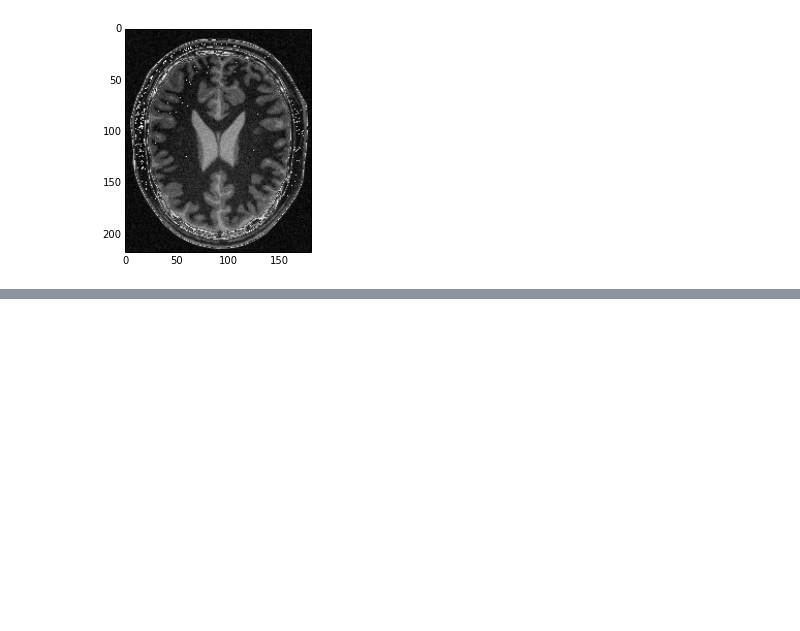
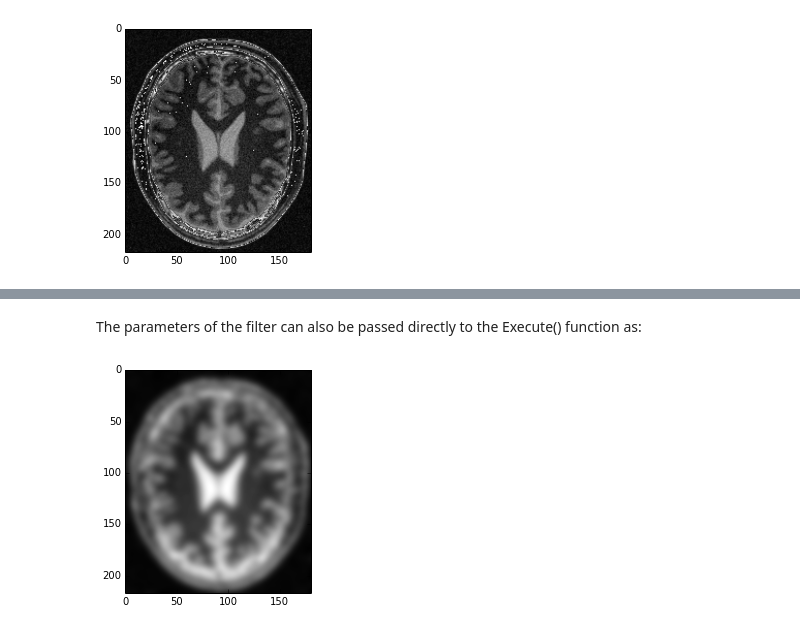
Before and after one commit to reproducible-research/scipy-tutorial-2014, a Jupyter notebook: notebooks/01-SimpleITK-Filtering.ipynb, the cells around one changed output, grey strips where cells are left out. Drawn from its saved outputs; the diff is of its cells as text; code cells hidden in the pictures; blank space fills up the shorter version.

```diff
--- a/notebooks/01-SimpleITK-Filtering.ipynb
+++ b/notebooks/01-SimpleITK-Filtering.ipynb
@@ -41,0 +69,8 @@ imshow(sitk.GetArrayFromImage(image),cmap=cm.gray);
+# %% [markdown]
+The parameters of the filter can also be passed directly to the Execute() function as:
+# %%
+rgsmoothedimage  = rgsmootherfilter.Execute(image,3.5,1)
+
+imshow(sitk.GetArrayFromImage(rgsmoothedimage),cmap=cm.gray);
+# %% [output]
+[figure, added]
```
Also changed, not shown: parts of 11 cells of this notebook.
